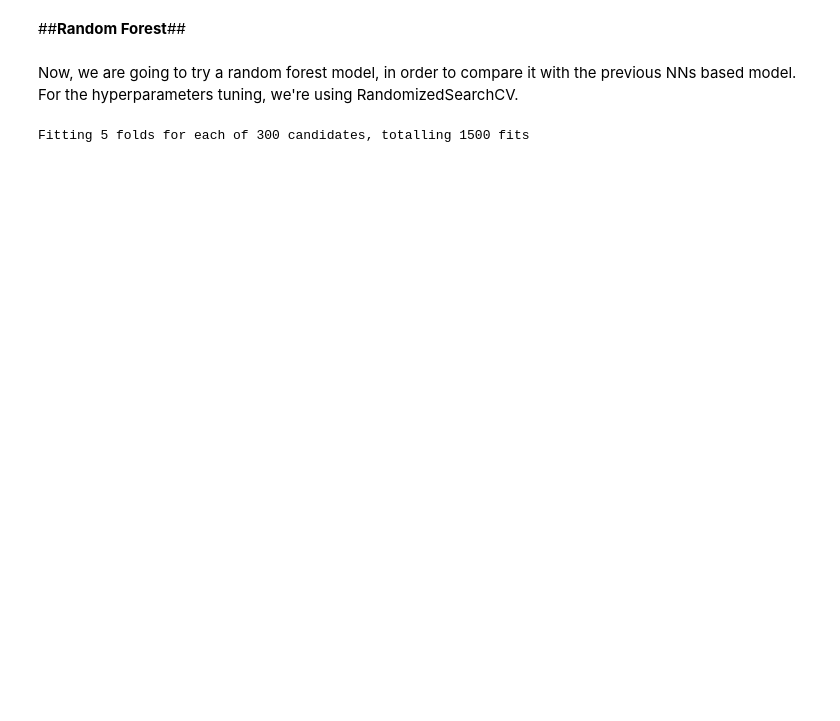
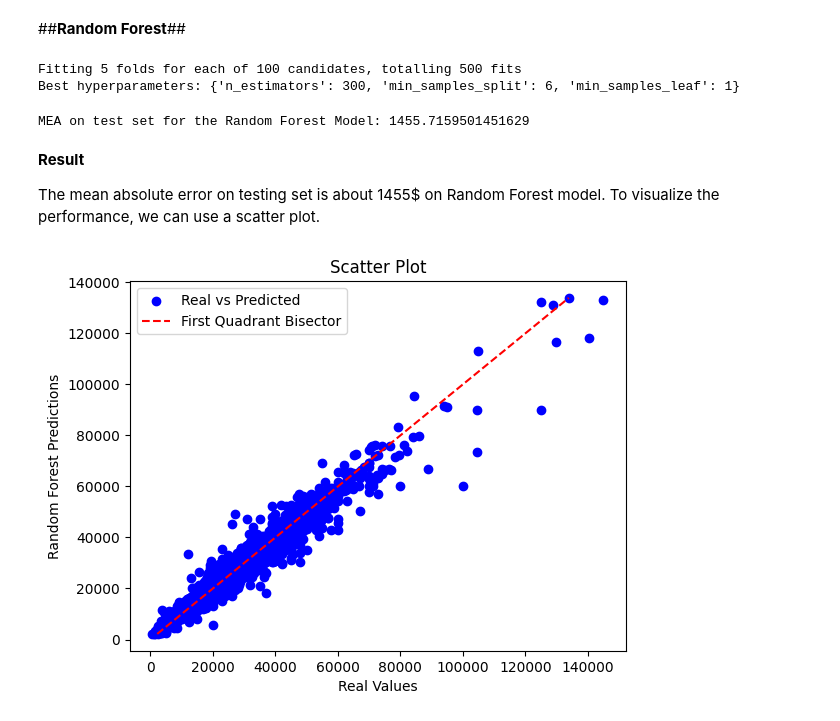
Before and after one commit to alessandro-cortese/Intrusion-Detection, a Jupyter notebook: src/ML_project.ipynb, the cells around one changed output. Saved outputs shown, nothing was run; the diff lists cells and outputs as text; code cells hidden in the pictures; blank space fills up the shorter version.

Commit message:
Update
Added Random Forest Model, added Linear Regression model and plot the conclusion.
I don't know if this is the last commit for the project, but I hope it is.

```diff
--- a/src/ML_project.ipynb
+++ b/src/ML_project.ipynb
@@ -881,21 +875,20 @@ As can be seen from the value of the metrics considered and the number of outlie
 # %% [markdown]
 ##**Random Forest**##
-# %% [markdown]
-Now, we are going to try a random forest model, in order to compare it with the previous NNs based model.\
-For the hyperparameters tuning, we're using RandomizedSearchCV.
 # %%
-random_forest_model = RandomForestRegressor()
+from sklearn.ensemble import RandomForestRegressor
+
+rf_model = RandomForestRegressor()
 
 param_dist = {
-    'n_estimators': [50, 100, 150, 200, 250, 300, 350, 400, 450, 500],
-    'min_samples_split': [2, 3, 4, 5, 6, 7, 8, 9, 10, 11, 12, 13, 14, 15, 16, 17, 18, 19, 20],
+    'n_estimators': [50, 100, 150, 200, 250, 300],
+    'min_samples_split': [2, 3, 4, 5, 6, 7, 8, 9, 10, 11, 12, 13, 14, 15],
     'min_samples_leaf': [1, 2, 3, 4, 5, 6, 7, 8, 9, 10],
 }
 
 random_search = RandomizedSearchCV(
-    random_forest_model,
+    rf_model,
     param_distributions = param_dist,
-    n_iter = 300,
+    n_iter = 100,
     scoring = 'neg_mean_absolute_error',
     cv = 5,
     verbose = 1,
@@ -906,4 +899,34 @@ random_search.fit(dataset_training_scaled, prices_training)
 
 print("Best hyperparameters:", random_search.best_params_)
 # %% [output]
-Fitting 5 folds for each of 300 candidates, totalling 1500 fits
+Fitting 5 folds for each of 100 candidates, totalling 500 fits
+Best hyperparameters: {'n_estimators': 300, 'min_samples_split': 6, 'min_samples_leaf': 1}
+# %%
+random_forest_model = RandomForestRegressor(n_estimators = 300, min_samples_split = 6, min_samples_leaf = 1)
+history = random_forest_model.fit(dataset_training_scaled, prices_training)
+random_forest_predictions = random_forest_model.predict(dataset_test_scaled).flatten()
+
+random_forest_model_mea = mean_absolute_error(prices_test.flatten(), random_forest_predictions)
+print(f'MEA on test set for the Random Forest Model: {random_forest_model_mea}')
+# %% [output]
+MEA on test set for the Random Forest Model: 1455.7159501451629
+# %% [markdown]
+**Result**
+
+The mean absolute error on testing set is about 1455$ on Random Forest model. To visualize the performance, we can use a scatter plot.
+# %%
+plt.scatter(prices_test, random_forest_predictions, color='blue', label='Real vs Predicted')
+
+plt.xlabel('Real Values')
+plt.ylabel('Random Forest Predictions')
+plt.title('Scatter Plot')
+
+x_bisector = np.linspace(min(random_forest_predictions), max(random_forest_predictions), 100)
+y_bisector = x_bisector
+plt.plot(x_bisector, y_bisector, color='red', linestyle='--', label='First Quadrant Bisector')
+
+plt.legend()
+
+plt.show()
+# %% [output]
+[figure, added]
```
Also changed, not shown: parts of 61 cells of this notebook.
